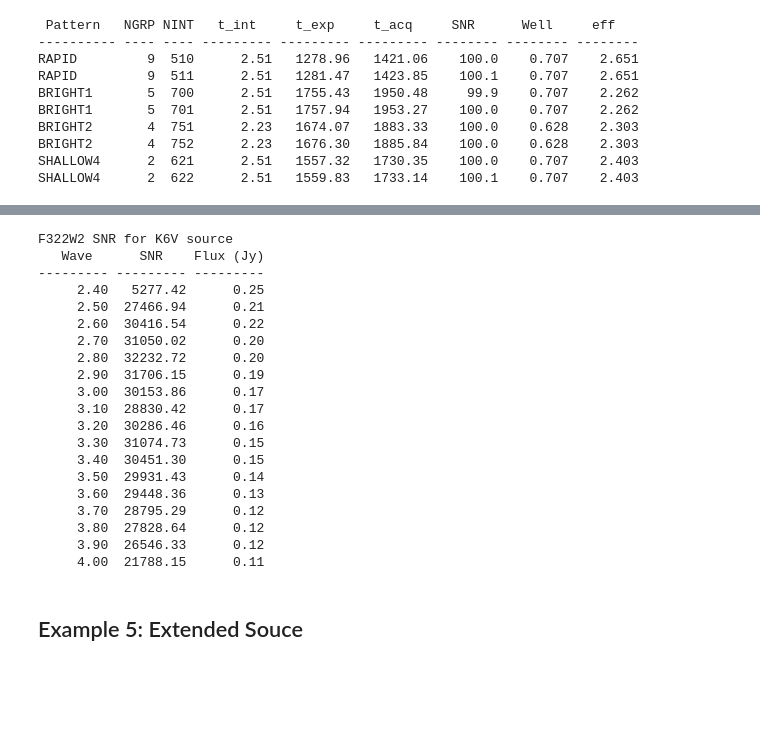
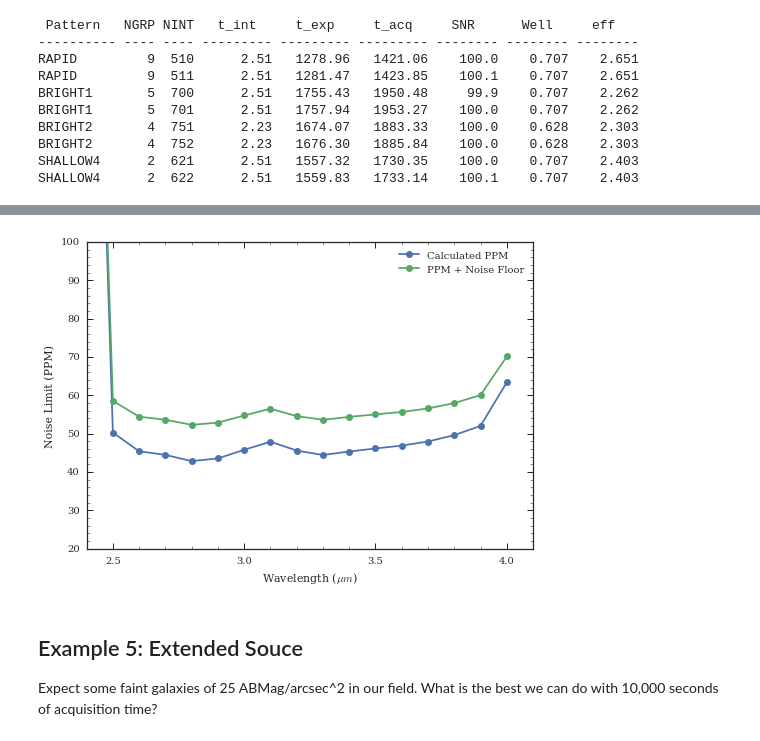
Before and after one commit to JarronL/pynrc, a Jupyter notebook: notebooks/Example_Ramp_Optimize.ipynb, the cells around one changed output, grey strips where cells are left out. Saved outputs shown, nothing was run; the diff lists cells and outputs as text; code cells hidden in the pictures; blank space fills up the shorter version.

```diff
--- a/notebooks/Example_Ramp_Optimize.ipynb
+++ b/notebooks/Example_Ramp_Optimize.ipynb
@@ -268,27 +431,38 @@ DEEP8         2  728      9.54   6942.99   7190.96  23886.9    0.297  281.687
-# %%
-# Choose RAPID, ngroup=30, nint=683
-nrc.update_detectors(read_mode='RAPID', ngroup=30, nint=683)
-_ = nrc.sensitivity(sp=sp_K6V, dw_bin=dw_bin, forwardSNR=True, verbose=True, units='Jy')
-# %% [output]
-F322W2 SNR for K6V source
-   Wave      SNR    Flux (Jy)
---------- --------- ---------
-     2.40   5277.42      0.25
-     2.50  27466.94      0.21
-     2.60  30416.54      0.22
-     2.70  31050.02      0.20
-     2.80  32232.72      0.20
-     2.90  31706.15      0.19
-     3.00  30153.86      0.17
-     3.10  28830.42      0.17
-     3.20  30286.46      0.16
-     3.30  31074.73      0.15
-     3.40  30451.30      0.15
-     3.50  29931.43      0.14
-     3.60  29448.36      0.13
-     3.70  28795.29      0.12
-     3.80  27828.64      0.12
-     3.90  26546.33      0.12
-     4.00  21788.15      0.11
-# %% [markdown]
-## Example 5: Extended Souce
+# %%
+# Even though BRIGHT1 has a slight efficiency preference over RAPID
+# and BRIGHT2, we decide to choose RAPID, because we are convinced
+# that saving all data (and no coadding) is a better option.
+# If APT informs you that the data rates or total data shorage is
+# an issue, you can select one of the other options.
+
+# Update to RAPID, ngroup=30, nint=716 and plot PPM
+nrc.update_detectors(read_mode='RAPID', ngroup=30, nint=716)
+snr_dict = nrc.sensitivity(sp=sp_K6V, dw_bin=dw_bin, forwardSNR=True, units='Jy')
+wave = np.array(snr_dict['wave'])
+snr  = np.array(snr_dict['snr'])
+
+# Let assume bg subtraction of something with similar noise
+snr /= np.sqrt(2.)
+ppm = 1e6 / snr
+
+# NOTE: We have up until now neglected to include a "noise floor"
+# which represents the expected minimum achievable ppm from
+# unknown systematics. To first order, this can be added in
+# quadrature to the calculated PPM.
+noise_floor = 30 # in ppm
+ppm_floor = np.sqrt(ppm**2 + noise_floor**2)
+
+plt.plot(wave, ppm, marker='o', label='Calculated PPM')
+plt.plot(wave, ppm_floor, marker='o', label='PPM + Noise Floor')
+plt.xlabel('Wavelength ($\mu m$)')
+plt.ylabel('Noise Limit (PPM)')
+plt.xlim([2.4,4.1])
+plt.ylim([20,100])
+plt.legend(loc=0)
+plt.minorticks_on()
+# %% [output]
+[figure, added]
+# %% [markdown]
+## Example 5: Extended Souce
+
+Expect some faint galaxies of 25 ABMag/arcsec^2 in our field. What is the best we can do with 10,000 seconds of acquisition time?
```
Also changed, not shown: parts of 33 cells of this notebook.
